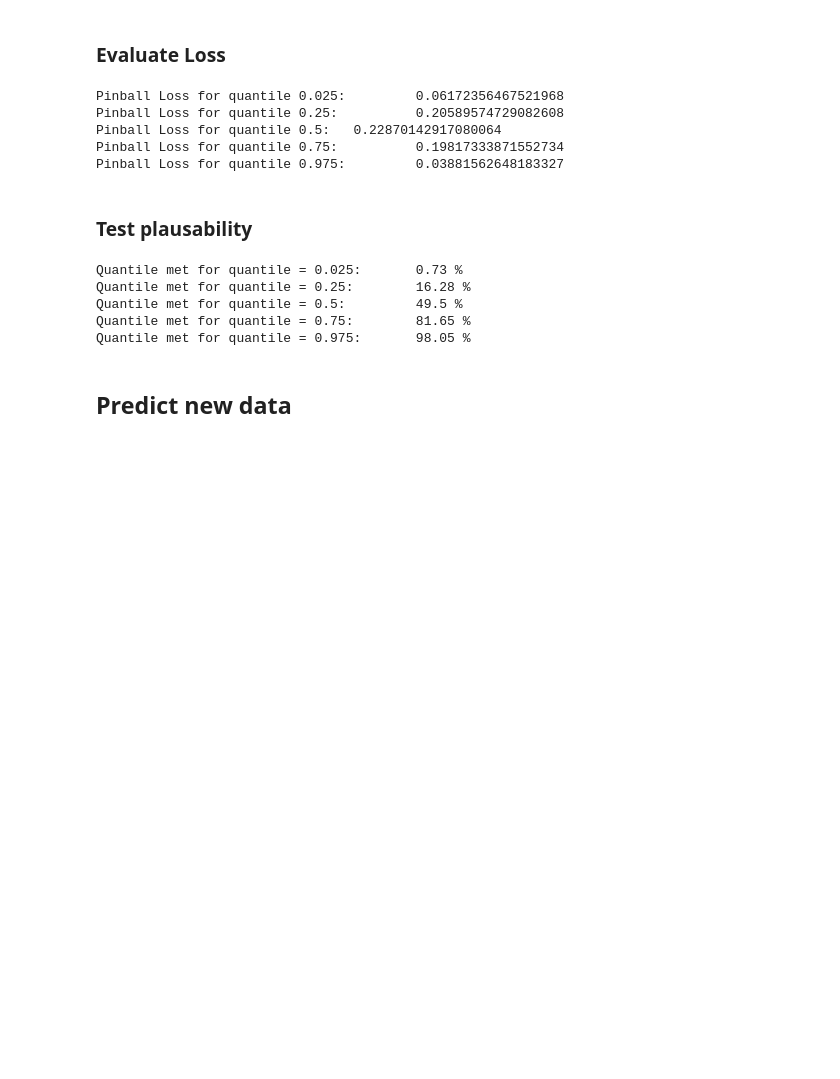
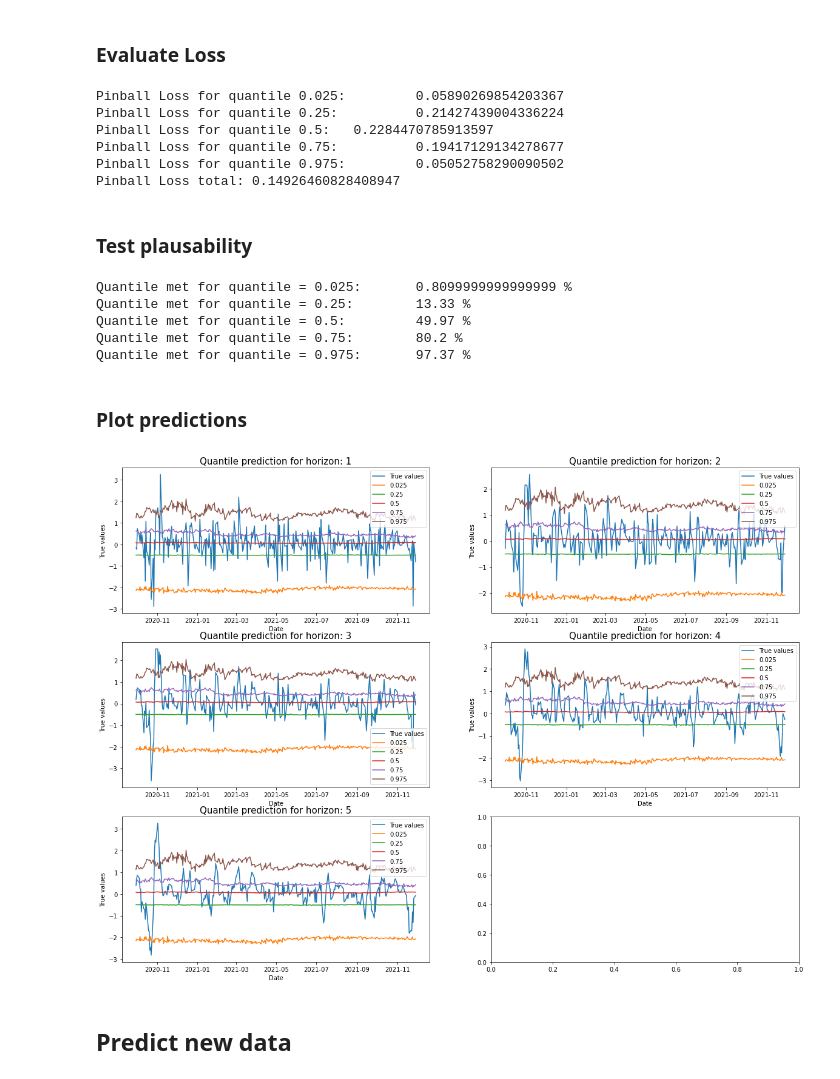
Before and after one commit to cbuelt/forecasting-challenge, a Jupyter notebook: Dax/dax_prediction.ipynb, the cells around one changed output. Drawn from its saved outputs; the diff is of its cells as text; code cells hidden in the pictures; blank space fills up the shorter version.

```diff
--- a/Dax/dax_prediction.ipynb
+++ b/Dax/dax_prediction.ipynb
@@ -83,7 +98,8 @@ train_mean = train_data.mean()
 train_sd = train_data.std()
 # %%
 def normalize(data, mean = train_mean, sd = train_sd):
-    return (data-mean)/sd
+    data.loc[:,["log_return",1,2,3,4,5]] = (data.loc[:,["log_return",1,2,3,4,5]] - train_mean.loc[["log_return",1,2,3,4,5]])/train_sd.loc[["log_return",1,2,3,4,5]]
+    return data
 # %%
 train_data = normalize(train_data)
 val_data = normalize(val_data)
@@ -206,32 +266,65 @@ Training finished for quantile 0.975
 # %% [markdown]
 ### Evaluate Loss
-# %%
-true_values = np.squeeze(y_test)
-for quantile in quantiles:
-    pred = np.squeeze(models[quantile].predict(x_test))
-    loss = mean_pinball_loss(true_values, pred, alpha = quantile)
-    print("Pinball Loss for quantile {}: \t {}".format(quantile, loss))
-# %% [output]
-Pinball Loss for quantile 0.025:         0.06172356467521968
-Pinball Loss for quantile 0.25:          0.20589574729082608
-Pinball Loss for quantile 0.5:   0.22870142917080064
-Pinball Loss for quantile 0.75:          0.19817333871552734
-Pinball Loss for quantile 0.975:         0.03881562648183327
+# %%
+true_values = np.squeeze(y_test)
+total_loss = 0
+for quantile in quantiles:
+    pred = np.squeeze(predictions[quantile])
+    loss = mean_pinball_loss(true_values, pred, alpha = quantile)
+    total_loss += loss
+    print("Pinball Loss for quantile {}: \t {}".format(quantile, loss))
+print("Pinball Loss total: {}".format(total_loss/len(quantiles)))
+# %% [output]
+Pinball Loss for quantile 0.025:         0.05890269854203367
+Pinball Loss for quantile 0.25:          0.21427439004336224
+Pinball Loss for quantile 0.5:   0.2284470785913597
+Pinball Loss for quantile 0.75:          0.19417129134278677
+Pinball Loss for quantile 0.975:         0.05052758290090502
+Pinball Loss total: 0.14926460828408947
 # %% [markdown]
 ### Test plausability
 # %%
 true_values = np.squeeze(y_test)
 for quantile in quantiles:
-    pred = np.squeeze(models[quantile].predict(x_test))
+    pred = np.squeeze(predictions[quantile])
     q_smaller = (pred >= true_values).sum()
     emp_quant = q_smaller / true_values.size
     print("Quantile met for quantile = {}: \t {} %".format(quantile, np.round(emp_quant,4)*100))
 # %% [output]
-Quantile met for quantile = 0.025:       0.73 %
-Quantile met for quantile = 0.25:        16.28 %
-Quantile met for quantile = 0.5:         49.5 %
-Quantile met for quantile = 0.75:        81.65 %
-Quantile met for quantile = 0.975:       98.05 %
+Quantile met for quantile = 0.025:       0.8099999999999999 %
+Quantile met for quantile = 0.25:        13.33 %
+Quantile met for quantile = 0.5:         49.97 %
+Quantile met for quantile = 0.75:        80.2 %
+Quantile met for quantile = 0.975:       97.37 %
+# %% [markdown]
+### Plot predictions
+# %%
+fig, axs = plt.subplots(3,2,figsize = (20,15))
+axs = axs.ravel()
+
+#Filter
+for cnt,horizon in enumerate(horizons):
+    filtering = x_test[2] == horizon-1
+
+    true_values = y_test[filtering[:,0,:]]
+    index = test_data.index[-len(true_values):]
+
+    data_plot = pd.DataFrame(index = index, data = true_values, columns = ["True values"])
+
+    for quantile in quantiles:
+        pred = predictions[quantile]
+        pred = pred[filtering[:,0,:]]
+        data_plot[quantile] = pred
+
+
+    sns.lineplot(x = index, y = "True values", data = data_plot, ax = axs[cnt])
+    for quantile in quantiles:
+        sns.lineplot(x = index, y = quantile, data = data_plot, ax = axs[cnt])
+    axs[cnt].set_title("Quantile prediction for horizon: {}".format(horizon), size = 15)
+    labels = ["True values",0.025, 0.25, 0.5, 0.75, 0.975]
+    axs[cnt].legend(labels)
+# %% [output]
+[figure, added]
 # %% [markdown]
 ## Predict new data
 # %%
```
Also changed, not shown: parts of 16 cells of this notebook.
